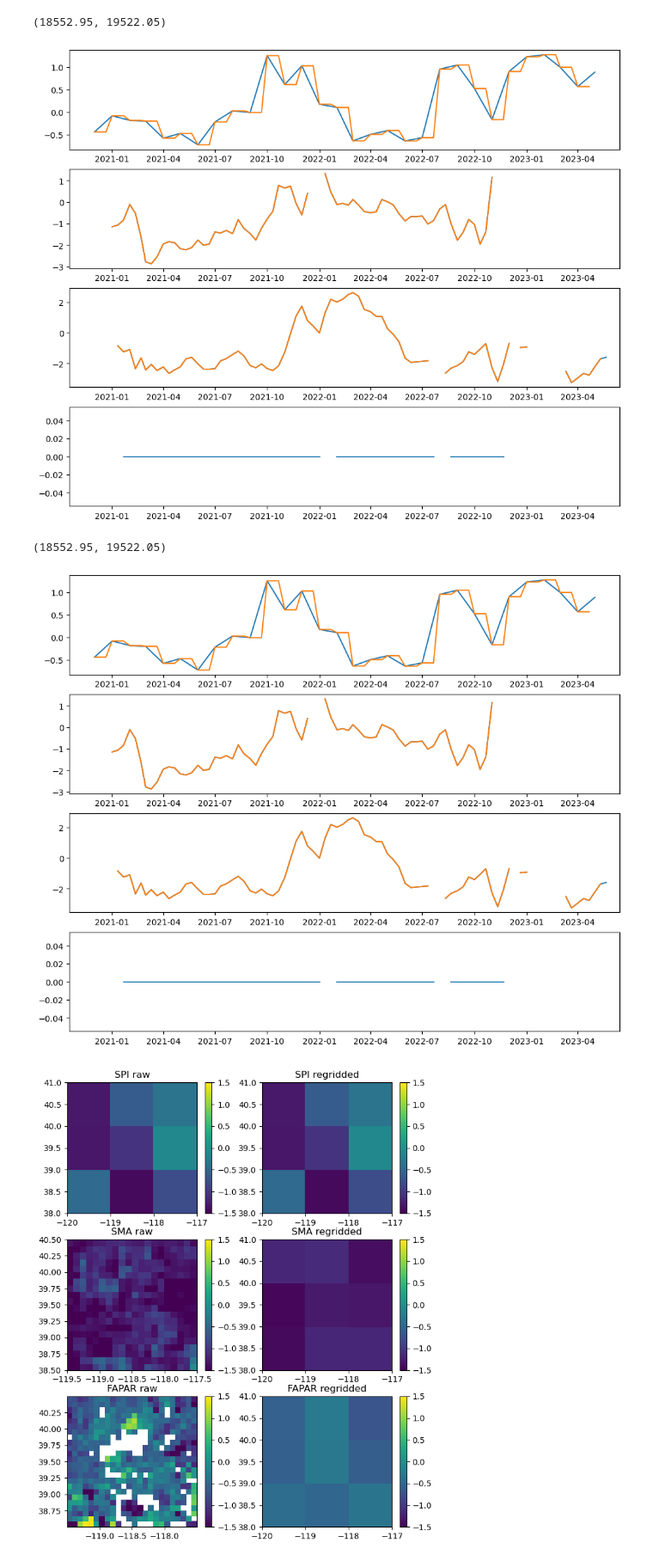
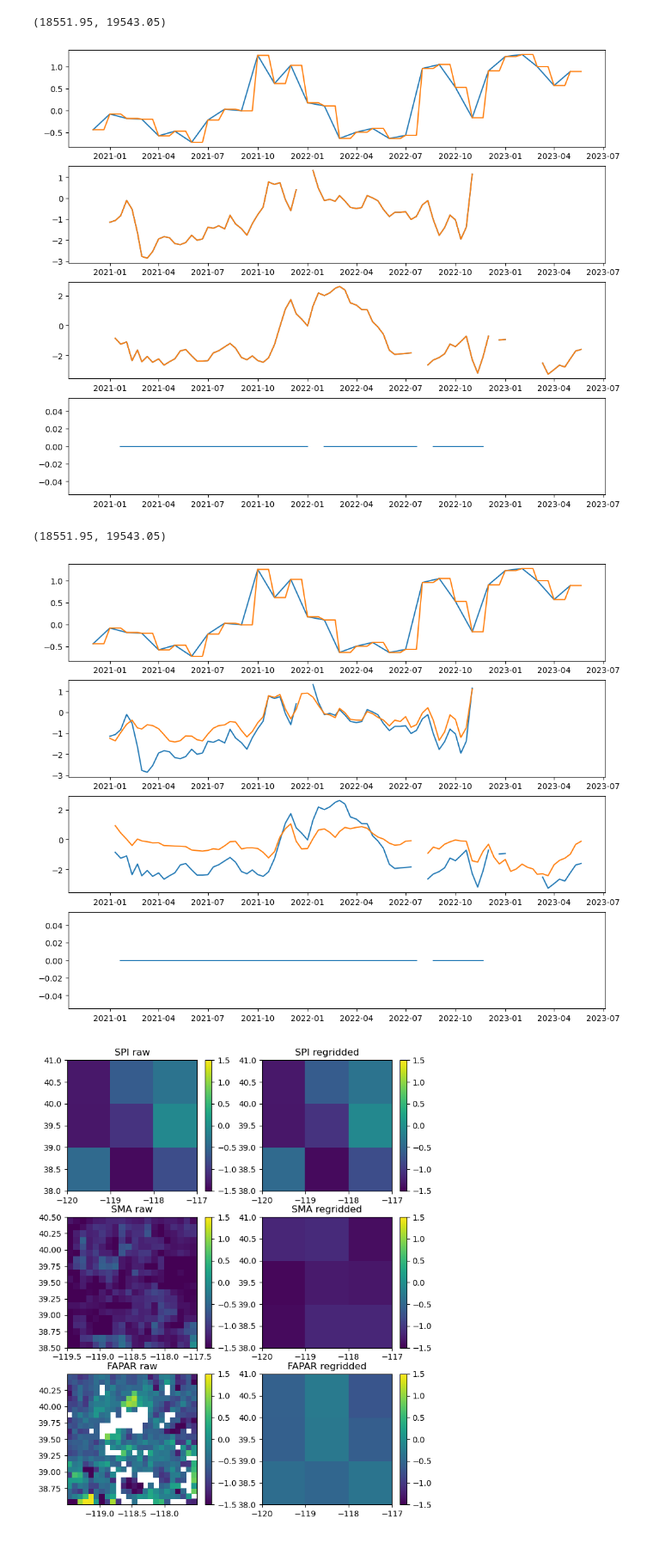
Before and after one commit to pixalytics-ltd/Climate-drought, a Jupyter notebook: test_cdi.ipynb, the cells around one changed output. Shown at 86% size. Saved outputs shown, nothing was run; the diff lists cells and outputs as text; code cells hidden in the pictures.

```diff
--- a/test_cdi.ipynb
+++ b/test_cdi.ipynb
@@ -133,42 +131,42 @@ fpr_pre = cdi_pt.fpr.data_ds.fpanv.squeeze()
 fpr_pro = cdi_pt.data_ds.fpanv.squeeze()
 cdi_pro = cdi_pt.data_ds.CDI.squeeze()
 axs[0].plot(spi_pre.time,spi_pre)
-axs[0].plot(spi_pro.time,spi_pro.shift({'time':-3}))
+axs[0].plot(spi_pro.time,spi_pro)
 xg = axs[0].get_xlim()
 axs[1].plot(sma_pre.time,sma_pre)
-axs[1].plot(sma_pro.time,sma_pro.shift({'time':-2}))
+axs[1].plot(sma_pro.time,sma_pro)
 axs[1].set_xlim(xg)
 axs[2].plot(fpr_pre.time,fpr_pre)
-axs[2].plot(fpr_pro.time,fpr_pro.shift({'time':-1}))
+axs[2].plot(fpr_pro.time,fpr_pro)
 axs[2].set_xlim(xg)
 axs[3].plot(cdi_pro.time,cdi_pro)
 axs[3].set_xlim(xg)
 # %% [output]
-(18552.95, 19522.05)
+(18551.95, 19543.05)
-[figure, old version]
+[figure, new version]
 # %%
 fig, axs = plt.subplots(4,1,figsize=(12,10))
 spi_pre = cdi_bb.spi.data_ds.sel({'latitude':aa_pt.latitude,'longitude':aa_pt.longitude},method='nearest').spg03.squeeze()
 spi_pro = cdi_bb.data_ds.sel({'latitude':aa_pt.latitude,'longitude':aa_pt.longitude},method='nearest').spg03.squeeze()
 sma_pre = cdi_bb.sma.data_ds.sel({'latitude':aa_pt.latitude,'longitude':aa_pt.longitude},method='nearest').smant.squeeze()
 sma_pro = cdi_bb.data_ds.sel({'latitude':aa_pt.latitude,'longitude':aa_pt.longitude},method='nearest').smant.squeeze()
 fpr_pre = cdi_bb.fpr.data_ds.sel({'latitude':aa_pt.latitude,'longitude':aa_pt.longitude},method='nearest').fpanv.squeeze()
 fpr_pro = cdi_bb.data_ds.sel({'latitude':aa_pt.latitude,'longitude':aa_pt.longitude},method='nearest').fpanv.squeeze()
 cdi_pro = cdi_bb.data_ds.sel({'latitude':aa_pt.latitude,'longitude':aa_pt.longitude},method='nearest').CDI.squeeze()
 axs[0].plot(spi_pre.time,spi_pre)
-axs[0].plot(spi_pro.time,spi_pro.shift({'time':-3}))
+axs[0].plot(spi_pro.time,spi_pro)
 xg = axs[0].get_xlim()
 axs[1].plot(sma_pre.time,sma_pre)
-axs[1].plot(sma_pro.time,sma_pro.shift({'time':-2}))
+axs[1].plot(sma_pro.time,sma_pro)
 axs[1].set_xlim(xg)
 axs[2].plot(fpr_pre.time,fpr_pre)
-axs[2].plot(fpr_pro.time,fpr_pro.shift({'time':-1}))
+axs[2].plot(fpr_pro.time,fpr_pro)
 axs[2].set_xlim(xg)
 axs[3].plot(cdi_pro.time,cdi_pro)
 axs[3].set_xlim(xg)
 # %% [output]
-(18552.95, 19522.05)
+(18551.95, 19543.05)
-[figure, old version]
+[figure, new version]
 # %%
 # check interpolation method using bbox data
 t=pd.Timestamp(2021,5,1)
```
Also changed, not shown: parts of 4 cells of this notebook, 1 other file.
